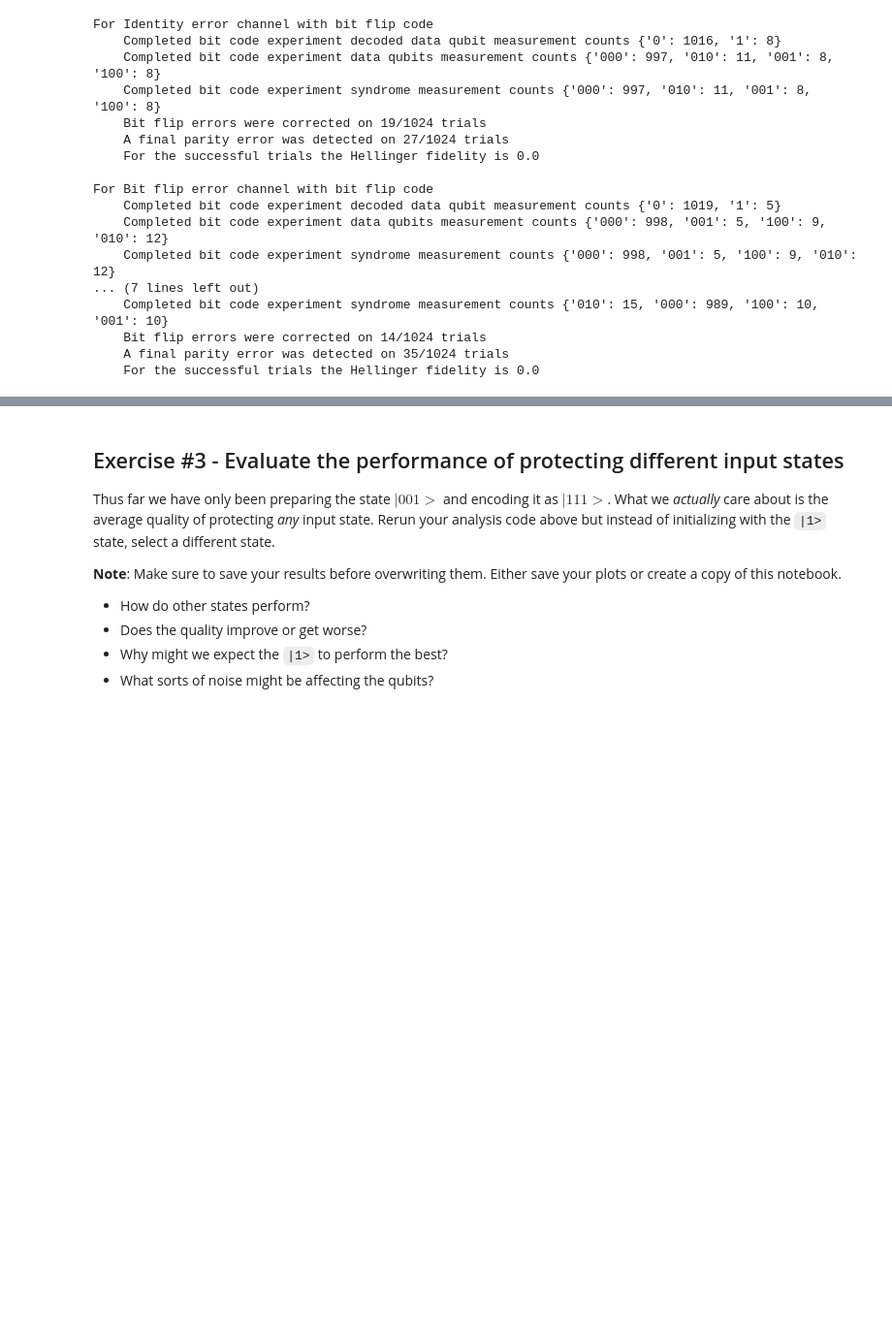
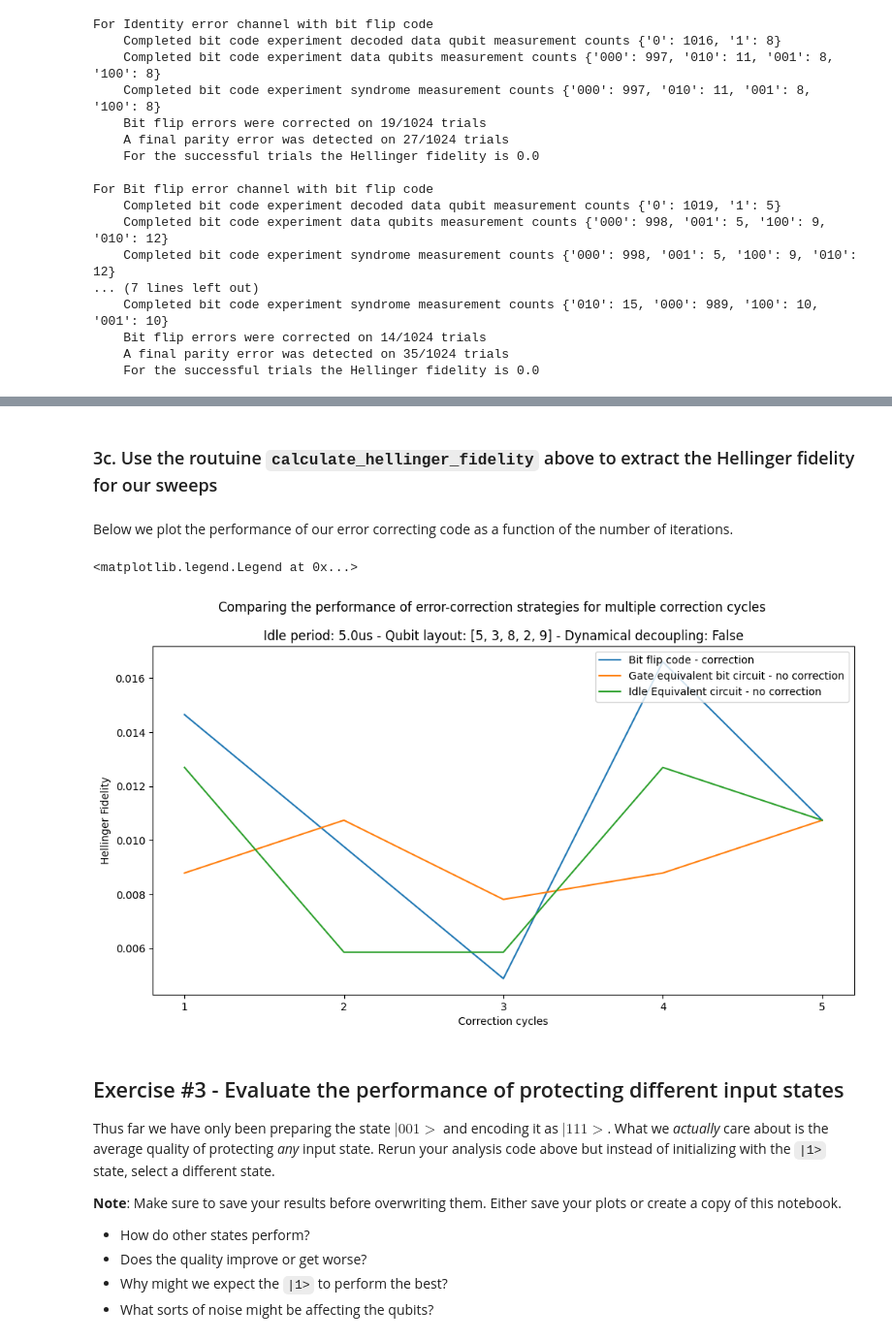
Before and after one commit to taalexander/IEEE-Quantum-Week-2022, a Jupyter notebook: ieee-qec-tutorial-2022.ipynb, the cells around one changed output, grey strips where cells are left out. Shown at 97% size. Saved outputs shown, nothing was run; the diff lists cells and outputs as text; code cells hidden in the pictures; blank space fills up the shorter version.

```diff
--- a/ieee-qec-tutorial-2022.ipynb
+++ b/ieee-qec-tutorial-2022.ipynb
@@ -1236,23 +1256,21 @@ def build_idle_error_correction_sequence(
 # %%
 num_rounds = 5
 
-# Idle for a us
+# Idle for a specified period in seconds
+# This is how we build an idle error channel
 idle_period = 5e-6
-idle_cycles = convert_cycles(idle_period, backend)
 
-qc_idle = build_qc()
-qc_idle.delay(idle_cycles, qreg_data, "dt")
-qc_idle.barrier()
+# Use the circuit we created above
+qc_idle = build_idle_error_channel(idle_period, qreg_data)
 
 
 qcs_corr_bit = []
 qcs_no_corr_bit = []
 qcs_idle_equiv_bit = []
-qcs_corr_phase = []
-qcs_no_corr_phase = []
 for round_ in range(num_rounds):
     qc_error_channels = [qc_idle] * (round_ + 1)
 
+    #qcs_corr_bit.append(QuantumCircuit())
     qcs_corr_bit.append(
         build_error_correction_sequence(
             build_qc(),
@@ -1266,6 +1284,7 @@ for round_ in range(num_rounds):
             f"With Correction {round_}"
         )
     )
+    #qcs_no_corr_bit.append(QuantumCircuit())
     qcs_no_corr_bit.append(
         build_error_correction_sequence(
             build_qc(),
@@ -1280,6 +1299,7 @@ for round_ in range(num_rounds):
         )
     )
 
+    #qcs_idle_equiv_bit.append(QuantumCircuit())
     qcs_idle_equiv_bit.append(
         build_idle_error_correction_sequence(
             build_qc(),
@@ -1294,30 +1314,3 @@ for round_ in range(num_rounds):
             name=f"Idle {round_}"
         )
     )
-    qcs_corr_phase.append(
-        build_error_correction_sequence(
-            build_qc(),
-            qc_init,
-            qc_encode_phase,
-            qc_error_channels,
-            qc_syndrome_phase,
-            qc_correction_phase,
-            qc_decode_phase,
-            qc_final_measure_invert,
-            name=f"With Correction {round_}"
-        )
-    )
-
-    qcs_no_corr_phase.append(
-        build_error_correction_sequence(
-            build_qc(),
-            qc_init,
-            qc_encode_phase,
-            qc_error_channels,
-            qc_syndrome_phase,
-            qc_no_correction_phase,
-            qc_decode_phase,
-            qc_final_measure_invert,
-            name=f"Without Correction {round_}"
-        )
-    )
@@ -1369,0 +1350,2 @@ fidelities_idle_equiv_bit = calculate_hellinger_fidelity(result_ideal, result_qc
+# %% [markdown]
+### 3c. Use the routuine `calculate_hellinger_fidelity` above to extract the Hellinger fidelity for our sweeps
@@ -1370,20 +1356,22 @@ fidelities_idle_equiv_bit = calculate_hellinger_fidelity(result_ideal, result_qc
+# %% [markdown]
+Below we plot the performance of our error correcting code as a function of the number of iterations.
 # %%
 import matplotlib.pyplot as plt
 plt.rcParams["figure.figsize"] = (12, 6)
 
 iters = range(1, num_rounds+1)
 plt.plot(iters, fidelities_corr_bit, label="Bit flip code - correction")
-plt.plot(iters, fidelities_corr_phase, label="Phase flip code - correction")
-
 plt.plot(iters, fidelities_no_corr_bit, label="Gate equivalent bit circuit - no correction")
-plt.plot(iters, fidelities_no_corr_phase, label="Gate equivalent phase circuit - no correction")
 plt.plot(iters, fidelities_idle_equiv_bit, label="Idle Equivalent circuit - no correction")
 plt.ylabel("Hellinger Fidelity")
 plt.xlabel("Correction cycles")
 plt.xticks(iters)
 plt.suptitle("Comparing the performance of error-correction strategies for multiple correction cycles")
 plt.title(f"Idle period: {idle_period*1e6}us - Qubit layout: {initial_layout} - Dynamical decoupling: {dynamical_decoupling}")
 plt.legend(loc="upper right")
+# %% [output]
+<matplotlib.legend.Legend at 0x...>
+[figure, added]
 # %% [markdown]
 ## Exercise #3 - Evaluate the performance of protecting different input states
 
```
Also changed, not shown: parts of 16 cells of this notebook.
